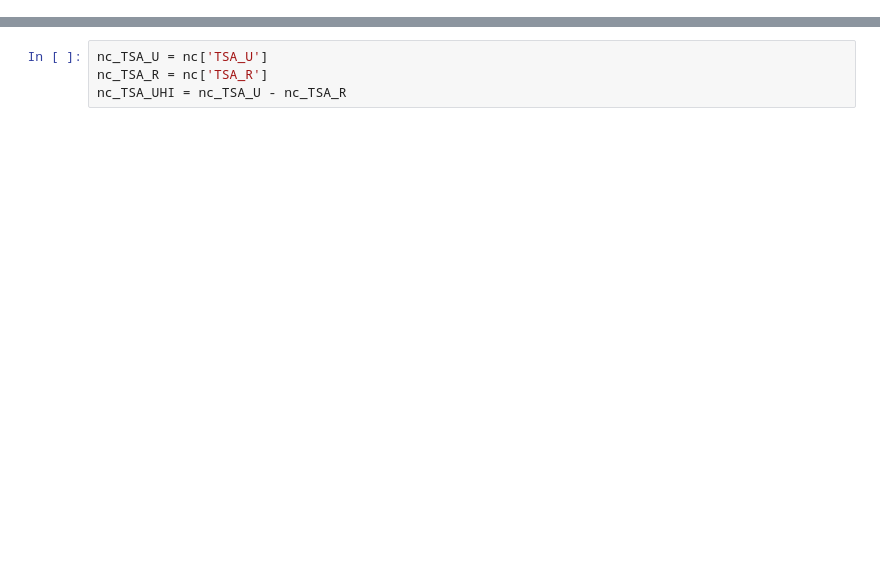
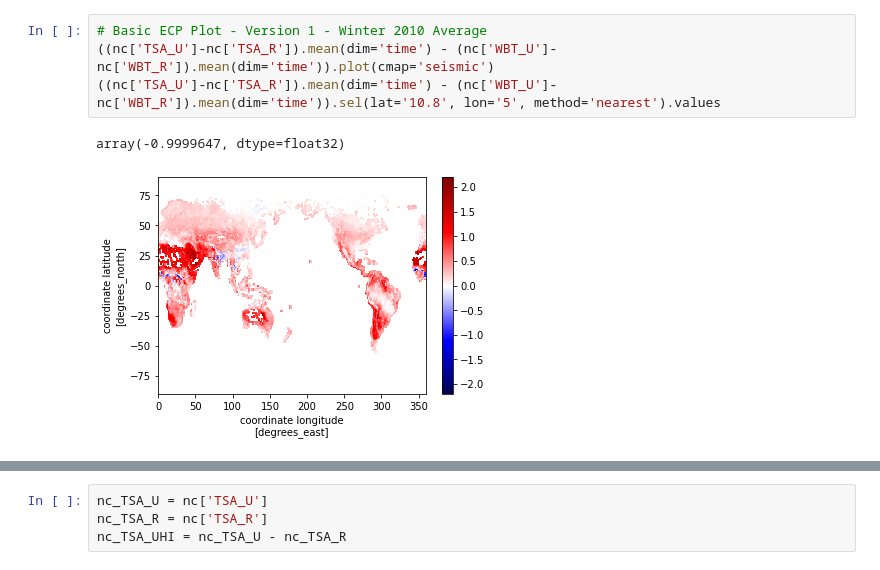
Before and after one commit to joyceee916/UHI-Plotting-Practice, a Jupyter notebook: Plotting_Practice.ipynb, the cells around one changed output, grey strips where cells are left out. Drawn from its saved outputs; the diff is of its cells as text; blank space fills up the shorter version.

```diff
--- a/Plotting_Practice.ipynb
+++ b/Plotting_Practice.ipynb
@@ -13,0 +145,7 @@ import cartopy.feature as cfeature
+# %%
+# Basic ECP Plot - Version 1 - Winter 2010 Average
+((nc['TSA_U']-nc['TSA_R']).mean(dim='time') - (nc['WBT_U']-nc['WBT_R']).mean(dim='time')).plot(cmap='seismic')
+((nc['TSA_U']-nc['TSA_R']).mean(dim='time') - (nc['WBT_U']-nc['WBT_R']).mean(dim='time')).sel(lat='10.8', lon='5', method='nearest').values
+# %% [output]
+array(-0.9999647, dtype=float32)
+[figure, added]
```
Also changed, not shown: parts of 27 cells of this notebook.
